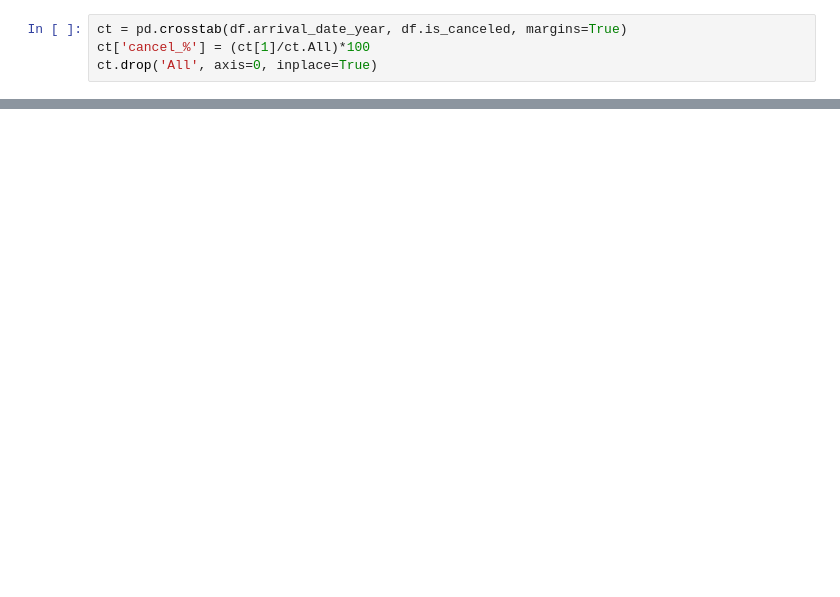
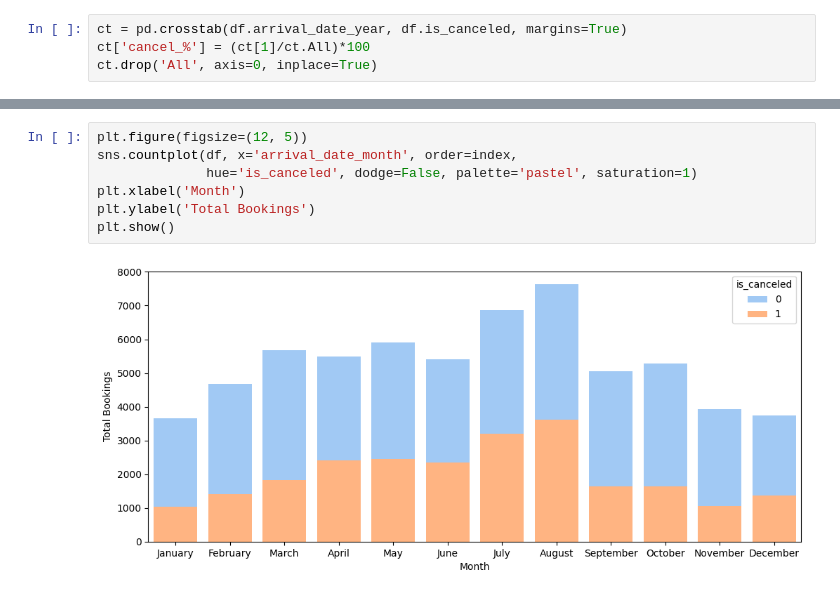
Before and after one commit to TheDandyCodes/TFG-ADE, a Jupyter notebook: EDA_booking_v2.ipynb, the cells around one changed output, grey strips where cells are left out. Saved outputs shown, nothing was run; the diff lists cells and outputs as text; blank space fills up the shorter version.

```diff
--- a/EDA_booking_v2.ipynb
+++ b/EDA_booking_v2.ipynb
@@ -254,0 +283,9 @@ plt.show()
+# %%
+plt.figure(figsize=(12, 5))
+sns.countplot(df, x='arrival_date_month', order=index,
+              hue='is_canceled', dodge=False, palette='pastel', saturation=1)
+plt.xlabel('Month')
+plt.ylabel('Total Bookings')
+plt.show()
+# %% [output]
+[figure, added]
```
Also changed, not shown: parts of 20 cells of this notebook.
